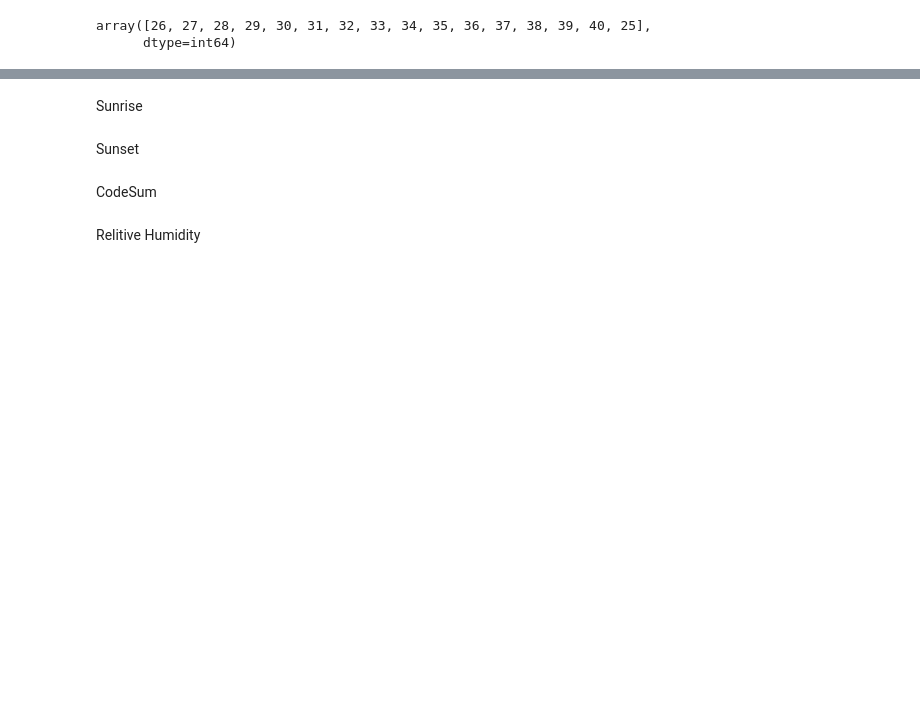
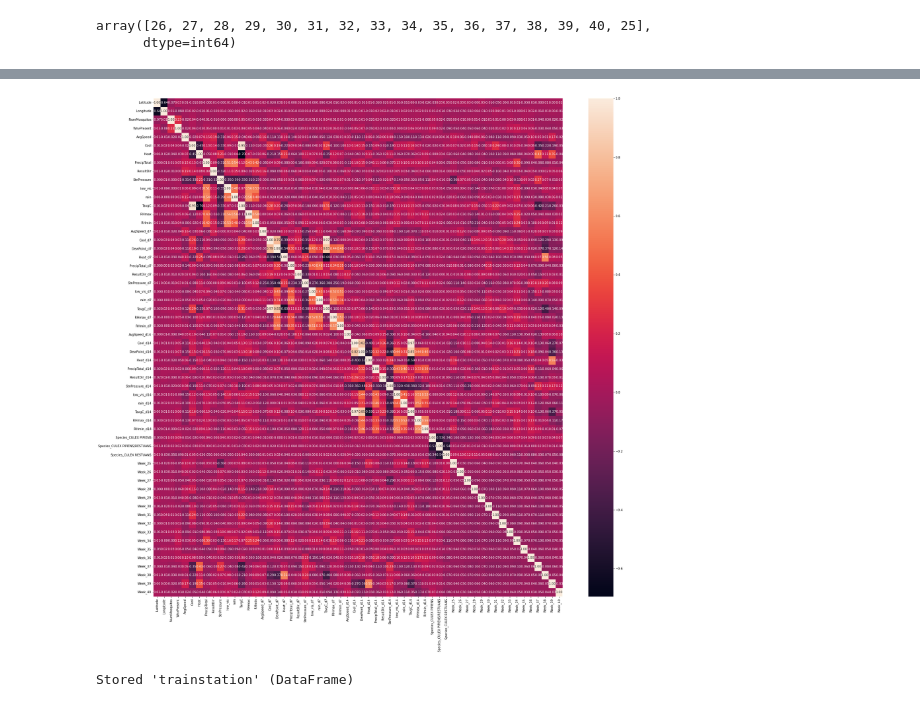
Before and after one commit to AaronCarney/Capstone2-WNV, a Jupyter notebook: Exploratory Data Analysis.ipynb, the cells around one changed output, grey strips where cells are left out. Saved outputs shown, nothing was run; the diff lists cells and outputs as text; code cells hidden in the pictures; blank space fills up the shorter version.

```diff
--- a/Exploratory Data Analysis.ipynb
+++ b/Exploratory Data Analysis.ipynb
@@ -201,14 +200,17 @@ train.Week.unique()
 # %% [output]
 array([26, 27, 28, 29, 30, 31, 32, 33, 34, 35, 36, 37, 38, 39, 40, 25],
       dtype=int64)
+# %%
+# Need to merge before removing time based cols
+trainstation = pd.merge(train, station,  how='left', left_on=['Year','Week'], right_on = ['Year','Week'])
 # %%
 #One hotencoding for species and week
 
-train = pd.get_dummies(train, columns=['Species','Week'])
+trainstation = pd.get_dummies(trainstation, columns=['Species','Week'])
 # %%
 # drop mosquito species without virus
 species_no_wnv=['Species_CULEX TERRITANS','Species_CULEX SALINARIUS', 'Species_CULEX TARSALIS','Species_CULEX ERRATICUS' ]
-train=train.drop(columns=species_no_wnv)
-train.columns
+trainstation=trainstation.drop(columns=species_no_wnv)
+trainstation.columns
 # %% [output]
 Index(['Date', 'Year', 'Trap', 'Latitude', 'Longitude', 'NumMosquitos',
@@ -242,8 +229,16 @@ SnowFall
-# %% [markdown]
-Sunrise
-# %% [markdown]
-Sunset
-# %% [markdown]
-CodeSum
-# %% [markdown]
-Relitive Humidity
+# %%
+# Drop time and object type cols
+dropcols=['Date','Year', 'Trap']
+trainstation=trainstation.drop(columns=dropcols)
+# %%
+# Last correlation will probably look ugly
+plt.subplots(figsize=(30,30))
+
+corr = trainstation.corr(method='pearson')
+ax = sns.heatmap(corr, annot=True,annot_kws={'size':10}, fmt=".2f")
+# %% [output]
+[figure, added]
+# %%
+%store trainstation
+# %% [output]
+Stored 'trainstation' (DataFrame)
```
Also changed, not shown: parts of 17 cells of this notebook, 2 other files.
